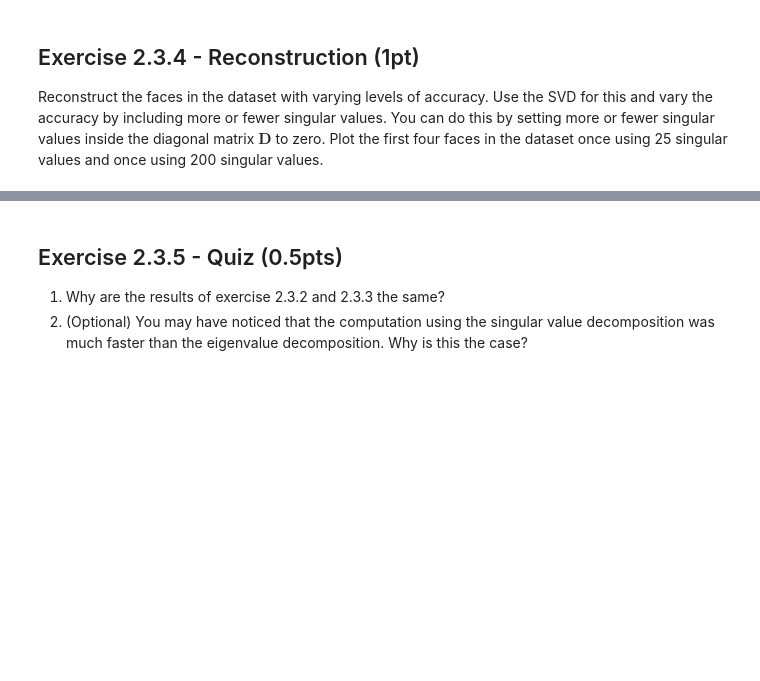
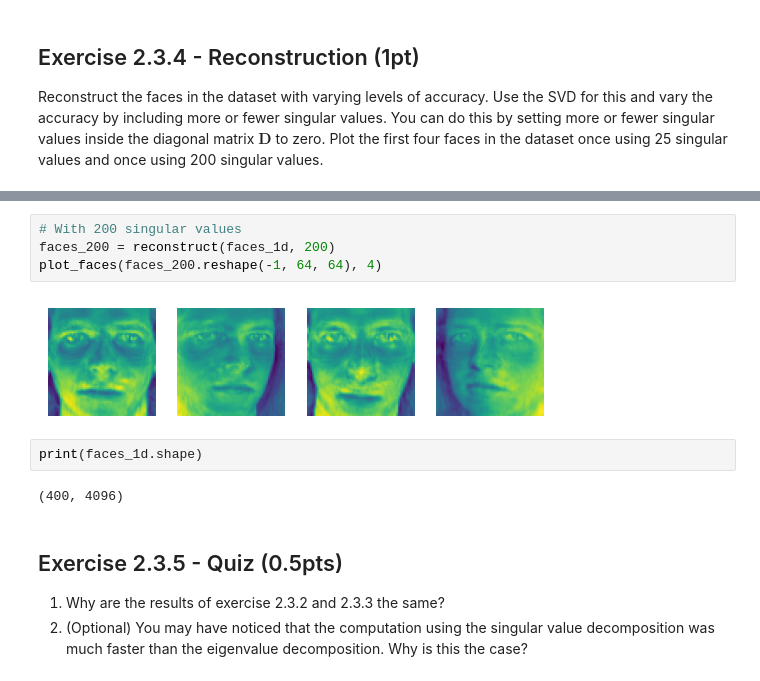
Before and after one commit to Kanakanajm/nnti, a Jupyter notebook: Assignment_2/eigenfaces.ipynb, the cells around one changed output, grey strips where cells are left out. Drawn from its saved outputs; the diff is of its cells as text; blank space fills up the shorter version.

```diff
--- a/Assignment_2/eigenfaces.ipynb
+++ b/Assignment_2/eigenfaces.ipynb
@@ -121,3 +145,13 @@ def reconstruct(faces: np.ndarray, num_singular_values: int) -> np.ndarray:
+# %%
+# With 200 singular values
+faces_200 = reconstruct(faces_1d, 200)
+plot_faces(faces_200.reshape(-1, 64, 64), 4)
+# %% [output]
+[figure, added]
+# %%
+print(faces_1d.shape)
+# %% [output]
+(400, 4096)
 # %% [markdown]
 ## Exercise 2.3.5 - Quiz (0.5pts)
 1. Why are the results of exercise 2.3.2 and 2.3.3 the same?
```
Also changed, not shown: parts of 6 cells of this notebook.
